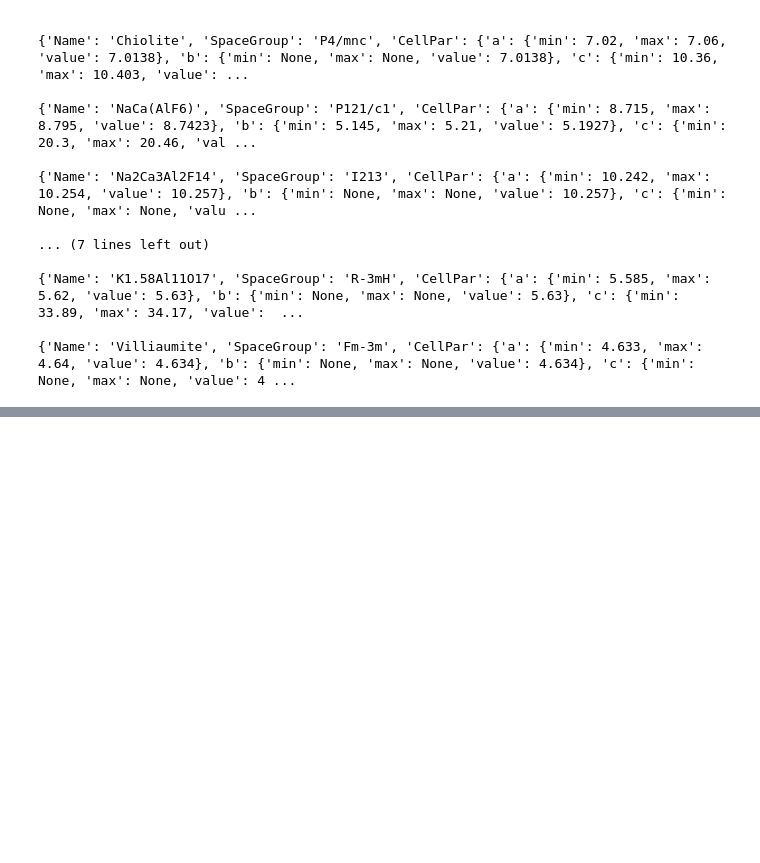
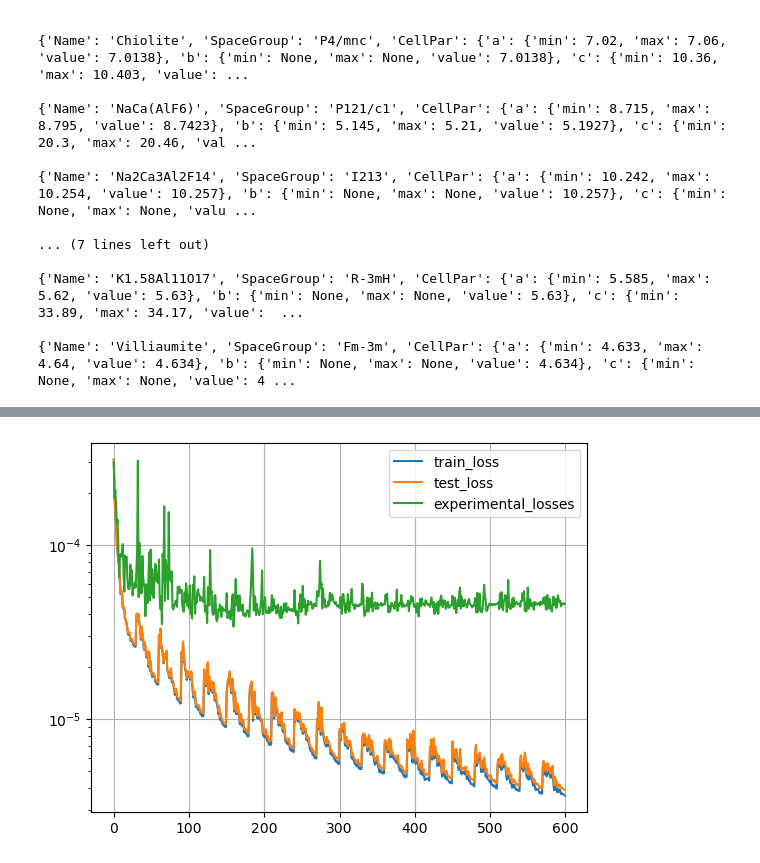
Before and after one commit to VladimirStanovov/DiffractNet, a Jupyter notebook: NN_QPA_OSO/DiffractNet.ipynb, the cells around one changed output, grey strips where cells are left out. Drawn from its saved outputs; the diff is of its cells as text; code cells hidden in the pictures; blank space fills up the shorter version.

Commit message:
tests on new data s=2.5

```diff
--- a/NN_QPA_OSO/DiffractNet.ipynb
+++ b/NN_QPA_OSO/DiffractNet.ipynb
@@ -694,0 +815,15 @@ plt.show()
+# %%
+df1 = pd.read_csv('OSO_ViT_8h_2L_d256_4040_12_1e-4.csv',delimiter=';')
+df2 = pd.read_csv('OSO_CNN_ViT_W40_S20_8h_d256_8040_1e-4.csv',delimiter=';')
+df3 = pd.read_csv('OSO_CNN_ViT_W40_S1_8h_d256_8040_1e-4.csv',delimiter=';')
+#print(df1)
+# %%
+plt.plot((df1['Train Loss'].to_numpy()/100)**2,label='train_loss')
+plt.plot((df1['Test Loss'].to_numpy()/100)**2,label='test_loss')
+plt.plot(df1['Exp_Diff'].to_numpy(),label='experimental_losses')
+plt.legend()
+plt.yscale('log')
+plt.grid(True)
+plt.show()
+# %% [output]
+[figure, added]
```
Also changed, not shown: parts of 24 cells of this notebook, 8 other files.
